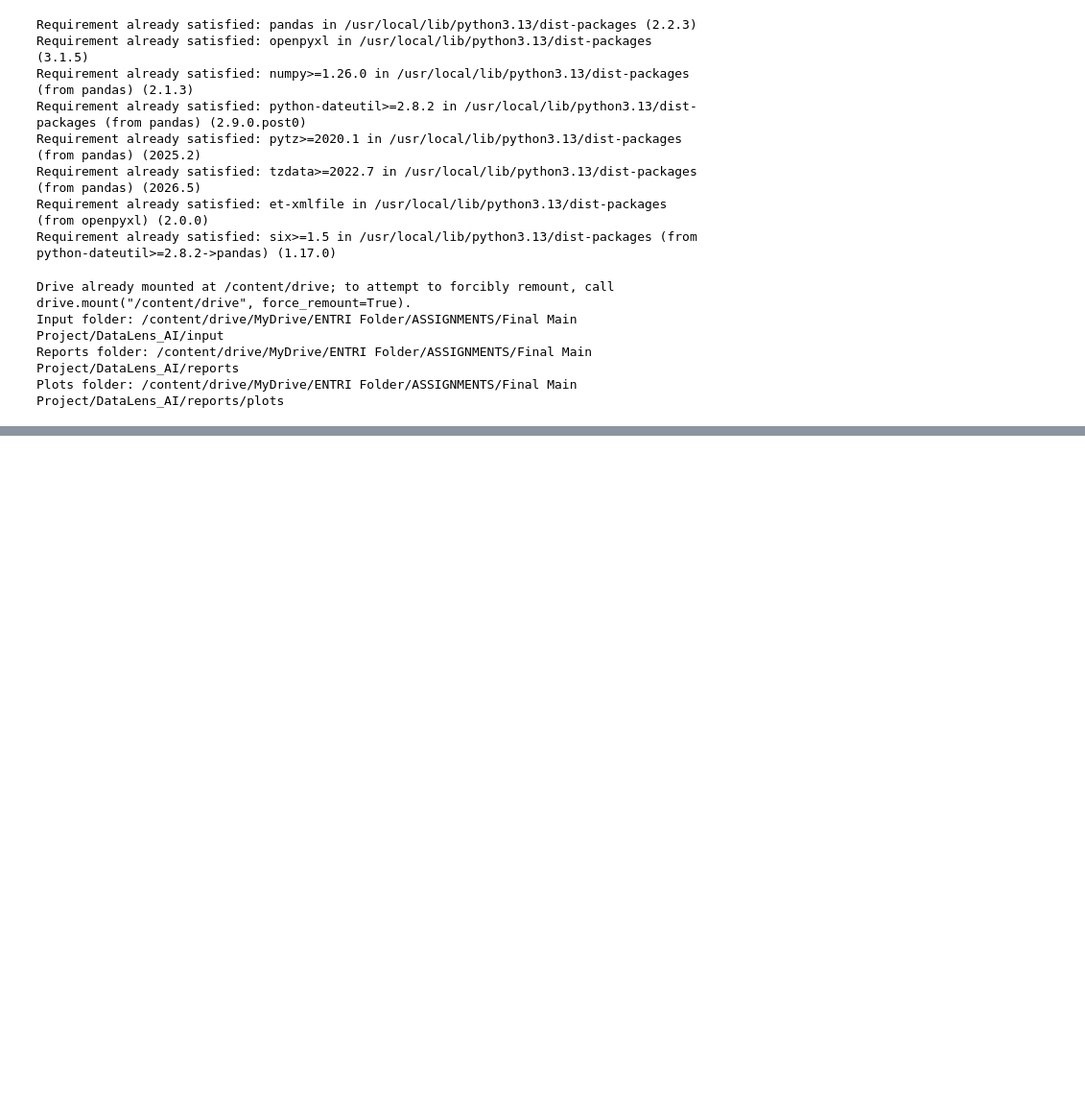
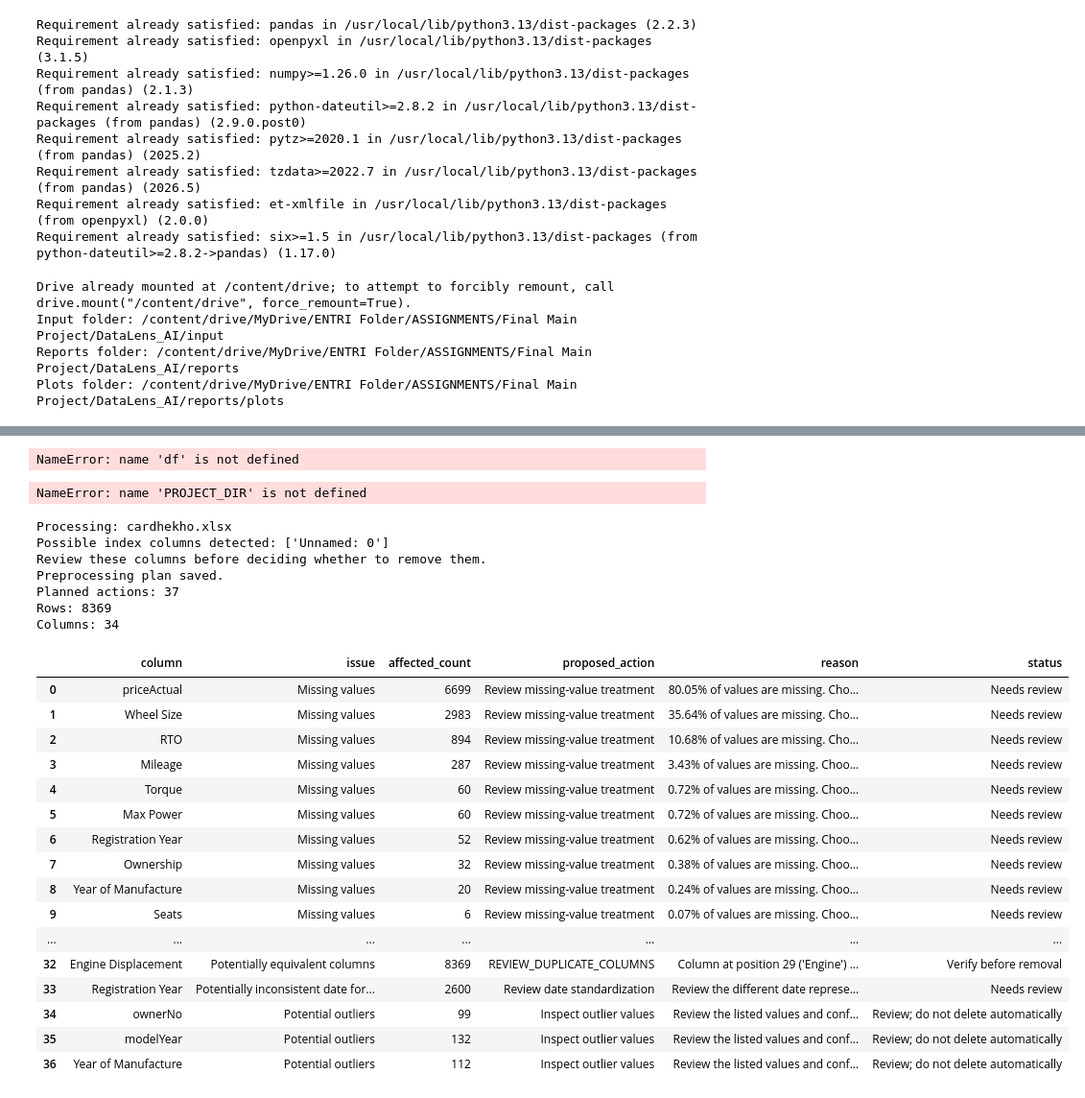
Before and after one commit to NamithaDaney/DataLens-AI, a Jupyter notebook: DataLens_AI.ipynb, the cells around one changed output, grey strips where cells are left out. Shown at 96% size. Cells and saved outputs as stored; diff of their text form; code cells hidden in the pictures; blank space fills up the shorter version.

```diff
--- a/DataLens_AI.ipynb
+++ b/DataLens_AI.ipynb
@@ -104,7 +129,8 @@ def load_dataset(file_path):
         raise FileNotFoundError(f"File not found: {file_path}")
 
     if extension == ".csv":
-        df = pd.read_csv(file_path,index_col=0)
+        #df = pd.read_csv(file_path,index_col=0)
+        df = pd.read_csv(file_path, sep=None, engine="python")
 
     elif extension in [".xlsx", ".xls"]:
         df = pd.read_excel(file_path)
@@ -648,6 +690,10 @@ def generate_eda_summary_and_categorical_plots(df, file_path):
     import re
 
     report_name = file_path.stem
+
+    # Create a separate report folder for this dataset
+    dataset_report_dir = REPORT_DIR / report_name
+    dataset_report_dir.mkdir(parents=True, exist_ok=True)
 
     dataset_plots_dir = PLOTS_DIR / report_name
     dataset_plots_dir.mkdir(parents=True, exist_ok=True)
@@ -783,7 +829,7 @@ def generate_eda_summary_and_categorical_plots(df, file_path):
         numeric_stats = pd.DataFrame()
 
     numeric_stats_file = (
-        REPORT_DIR / f"{report_name}_numeric_summary.csv"
+        dataset_report_dir / f"{report_name}_numeric_summary.csv"
     )
     numeric_stats.to_csv(numeric_stats_file)
 
@@ -918,7 +964,7 @@ def generate_eda_summary_and_categorical_plots(df, file_path):
     )
 
     categorical_stats_file = (
-        REPORT_DIR / f"{report_name}_categorical_summary.csv"
+        dataset_report_dir / f"{report_name}_categorical_summary.csv"
     )
     categorical_stats.to_csv(
         categorical_stats_file, index=False
@@ -1172,0 +1456,54 @@ def process_dataset(file_path):
+# %%
+preprocessing_plan = build_preprocessing_plan(
+    df=df,
+    missing_report=missing_report,
+    unnamed_report=unnamed_report,
+    quality_report=quality_report,
+    date_format_report=date_format_report,
+    outlier_report=outlier_report
+)
+
+print("Preprocessing plan generated successfully!")
+print("Plan shape:", preprocessing_plan.shape)
+
+display(preprocessing_plan)
+# %% [output]
+NameError: name 'df' is not defined
+# %%
+file_path = PROJECT_DIR / "input" / "cardhekho.xlsx"
+
+print("Dataset exists:", file_path.exists())
+print("Dataset path:", file_path)
+# %% [output]
+NameError: name 'PROJECT_DIR' is not defined
+# %%
+df, profile, missing_report, unnamed_report, preprocessing_plan = (
+    process_dataset(file_path)
+)
+
+display(preprocessing_plan)
+# %% [output]
+Processing: cardhekho.xlsx
+Possible index columns detected: ['Unnamed: 0']
+Review these columns before deciding whether to remove them.
+Preprocessing plan saved.
+Planned actions: 37
+Rows: 8369
+Columns: 34
+|  | column | issue | affected_count | proposed_action | reason | status |
+| 0 | priceActual | Missing values | 6699 | Review missing-value treatment | 80.05% of values are missing. Cho... | Needs review |
+| 1 | Wheel Size | Missing values | 2983 | Review missing-value treatment | 35.64% of values are missing. Cho... | Needs review |
+| 2 | RTO | Missing values | 894 | Review missing-value treatment | 10.68% of values are missing. Cho... | Needs review |
+| 3 | Mileage | Missing values | 287 | Review missing-value treatment | 3.43% of values are missing. Choo... | Needs review |
+| 4 | Torque | Missing values | 60 | Review missing-value treatment | 0.72% of values are missing. Choo... | Needs review |
+| 5 | Max Power | Missing values | 60 | Review missing-value treatment | 0.72% of values are missing. Choo... | Needs review |
+| 6 | Registration Year | Missing values | 52 | Review missing-value treatment | 0.62% of values are missing. Choo... | Needs review |
+| 7 | Ownership | Missing values | 32 | Review missing-value treatment | 0.38% of values are missing. Choo... | Needs review |
+| 8 | Year of Manufacture | Missing values | 20 | Review missing-value treatment | 0.24% of values are missing. Choo... | Needs review |
+| 9 | Seats | Missing values | 6 | Review missing-value treatment | 0.07% of values are missing. Choo... | Needs review |
+| ... | ... | ... | ... | ... | ... | ... |
+| 32 | Engine Displacement | Potentially equivalent columns | 8369 | REVIEW_DUPLICATE_COLUMNS | Column at position 29 ('Engine') ... | Verify before removal |
+| 33 | Registration Year | Potentially inconsistent date for... | 2600 | Review date standardization | Review the different date represe... | Needs review |
+| 34 | ownerNo | Potential outliers | 99 | Inspect outlier values | Review the listed values and conf... | Review; do not delete automatically |
+| 35 | modelYear | Potential outliers | 132 | Inspect outlier values | Review the listed values and conf... | Review; do not delete automatically |
+| 36 | Year of Manufacture | Potential outliers | 112 | Inspect outlier values | Review the listed values and conf... | Review; do not delete automatically |
```
Also changed, not shown: parts of 4 cells of this notebook.
